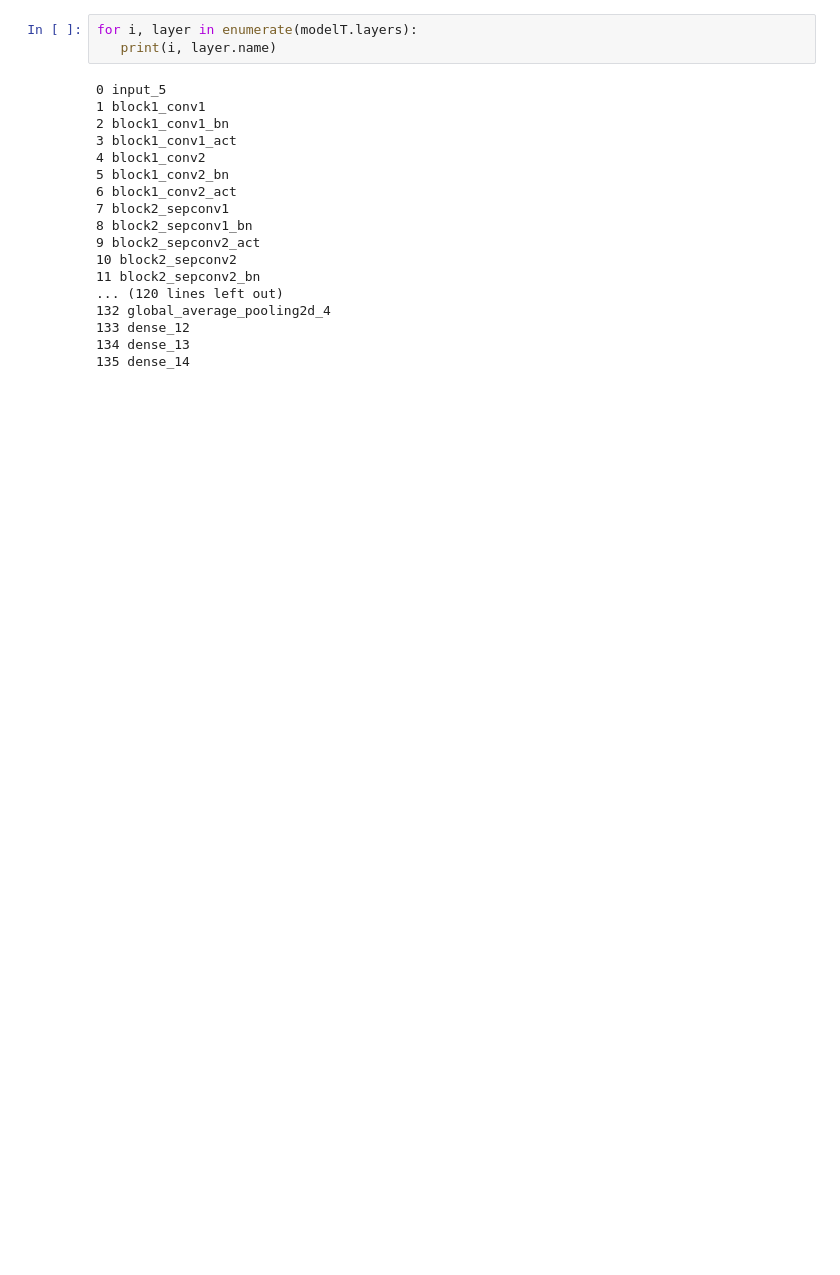
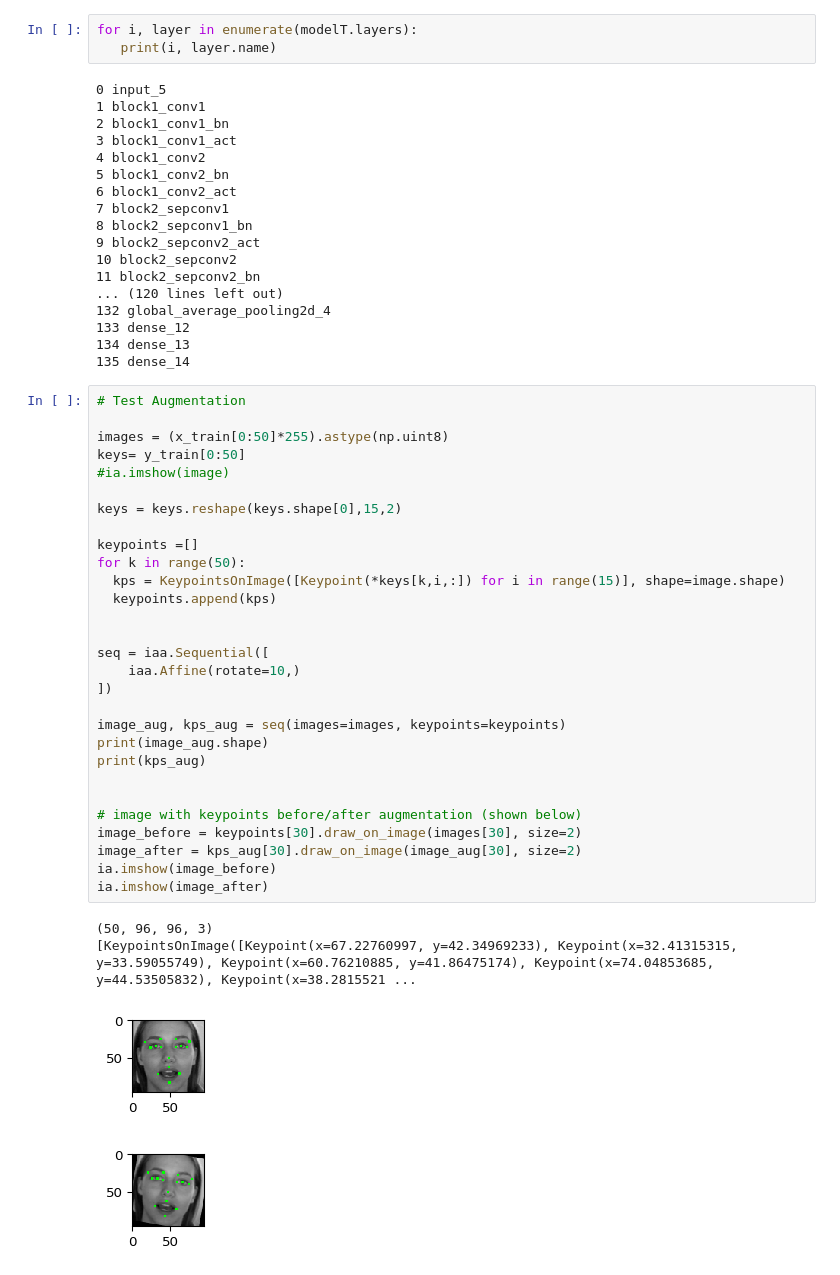
Before and after one commit to JWuzyk/ML-Lab-Facial-Keypoint-Detection, a Jupyter notebook: Machine_Learning_Lab_Project.ipynb, the cells around one changed output. Drawn from its saved outputs; the diff is of its cells as text; blank space fills up the shorter version.

```diff
--- a/Machine_Learning_Lab_Project.ipynb
+++ b/Machine_Learning_Lab_Project.ipynb
@@ -270,3 +380,37 @@ for i, layer in enumerate(modelT.layers):
 133 dense_12
 134 dense_13
 135 dense_14
+# %%
+# Test Augmentation
+
+images = (x_train[0:50]*255).astype(np.uint8)
+keys= y_train[0:50]
+#ia.imshow(image)
+
+keys = keys.reshape(keys.shape[0],15,2)
+
+keypoints =[]
+for k in range(50):
+  kps = KeypointsOnImage([Keypoint(*keys[k,i,:]) for i in range(15)], shape=image.shape)
+  keypoints.append(kps)
+
+
+seq = iaa.Sequential([
+    iaa.Affine(rotate=10,)
+])
+
+image_aug, kps_aug = seq(images=images, keypoints=keypoints)
+print(image_aug.shape)
+print(kps_aug)
+
+
+# image with keypoints before/after augmentation (shown below)
+image_before = keypoints[30].draw_on_image(images[30], size=2)
+image_after = kps_aug[30].draw_on_image(image_aug[30], size=2)
+ia.imshow(image_before)
+ia.imshow(image_after)
+# %% [output]
+(50, 96, 96, 3)
+[KeypointsOnImage([Keypoint(x=67.22760997, y=42.34969233), Keypoint(x=32.41315315, y=33.59055749), Keypoint(x=60.76210885, y=41.86475174), Keypoint(x=74.04853685, y=44.53505832), Keypoint(x=38.2815521 ...
+[figure, added]
+[figure, added]
```
Also changed, not shown: parts of 13 cells of this notebook.
